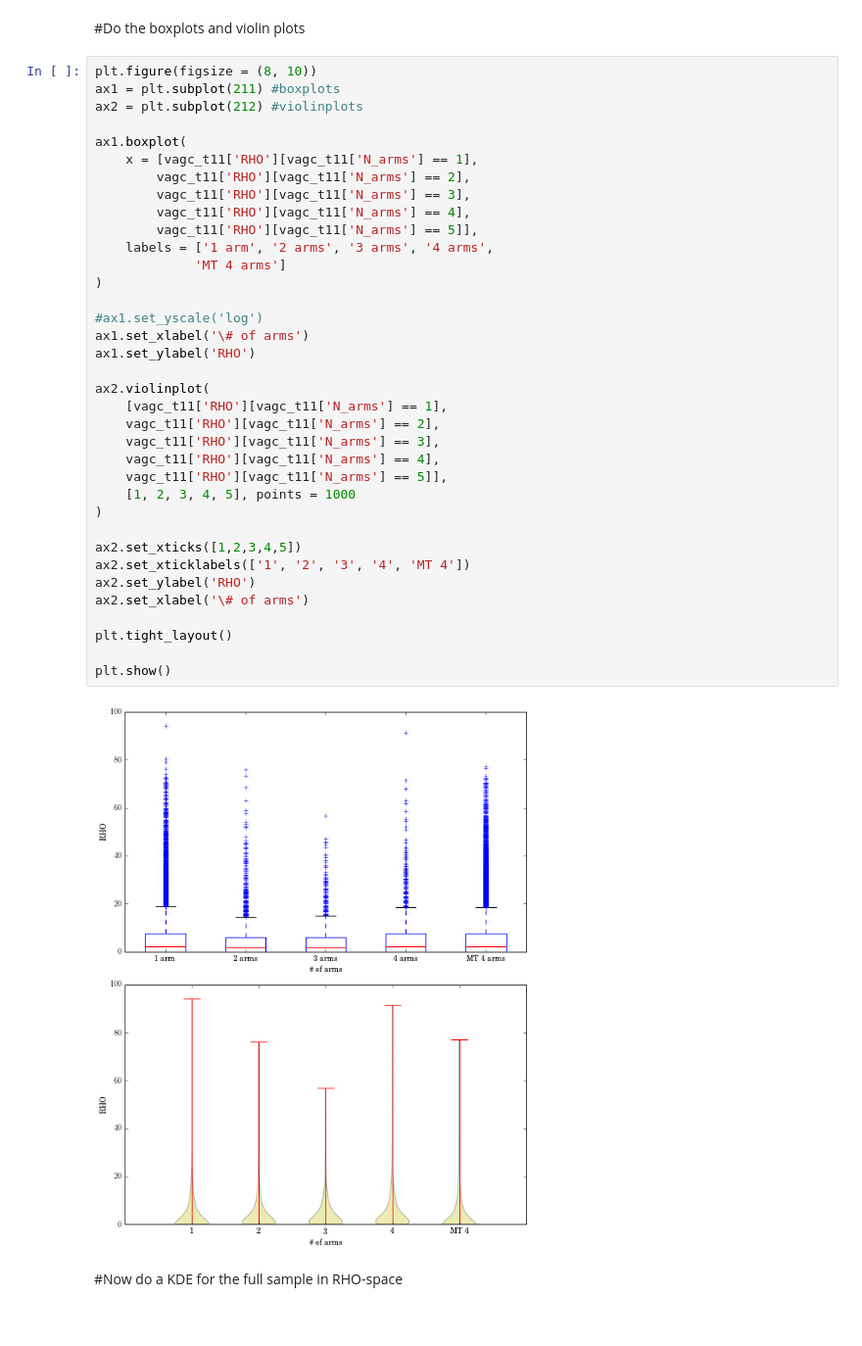
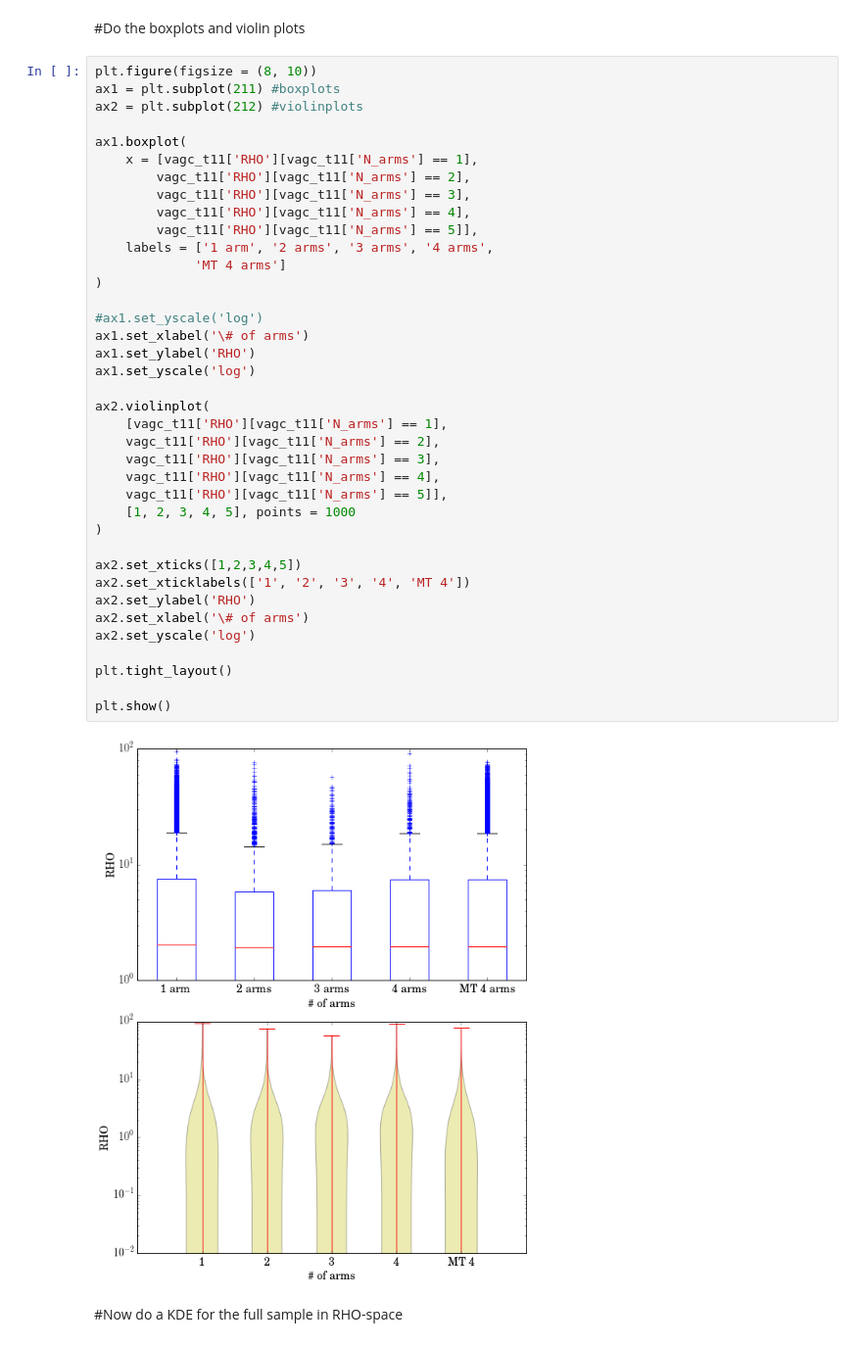
Before and after one commit to zpace/zoo2_t11_vagc, a Jupyter notebook: VAGC analysis.ipynb, the cells around one changed output. Shown at 98% size. Saved outputs shown, nothing was run; the diff lists cells and outputs as text.

```diff
--- a/VAGC analysis.ipynb
+++ b/VAGC analysis.ipynb
@@ -40,34 +40,36 @@ ax1.boxplot(
         vagc_t11['RHO'][vagc_t11['N_arms'] == 2],
         vagc_t11['RHO'][vagc_t11['N_arms'] == 3],
         vagc_t11['RHO'][vagc_t11['N_arms'] == 4],
         vagc_t11['RHO'][vagc_t11['N_arms'] == 5]],
     labels = ['1 arm', '2 arms', '3 arms', '4 arms',
              'MT 4 arms']
 )
 
 #ax1.set_yscale('log')
 ax1.set_xlabel('\# of arms')
 ax1.set_ylabel('RHO')
+ax1.set_yscale('log')
 
 ax2.violinplot(
     [vagc_t11['RHO'][vagc_t11['N_arms'] == 1],
     vagc_t11['RHO'][vagc_t11['N_arms'] == 2],
     vagc_t11['RHO'][vagc_t11['N_arms'] == 3],
     vagc_t11['RHO'][vagc_t11['N_arms'] == 4],
     vagc_t11['RHO'][vagc_t11['N_arms'] == 5]],
     [1, 2, 3, 4, 5], points = 1000
 )
 
 ax2.set_xticks([1,2,3,4,5])
 ax2.set_xticklabels(['1', '2', '3', '4', 'MT 4'])
 ax2.set_ylabel('RHO')
 ax2.set_xlabel('\# of arms')
+ax2.set_yscale('log')
 
 plt.tight_layout()
 
 plt.show()
 # %% [output]
-[figure, old version]
+[figure, new version]
 # %% [markdown]
 #Now do a KDE for the full sample in RHO-space
 # %%
```
Also changed, not shown: parts of 6 cells of this notebook.
